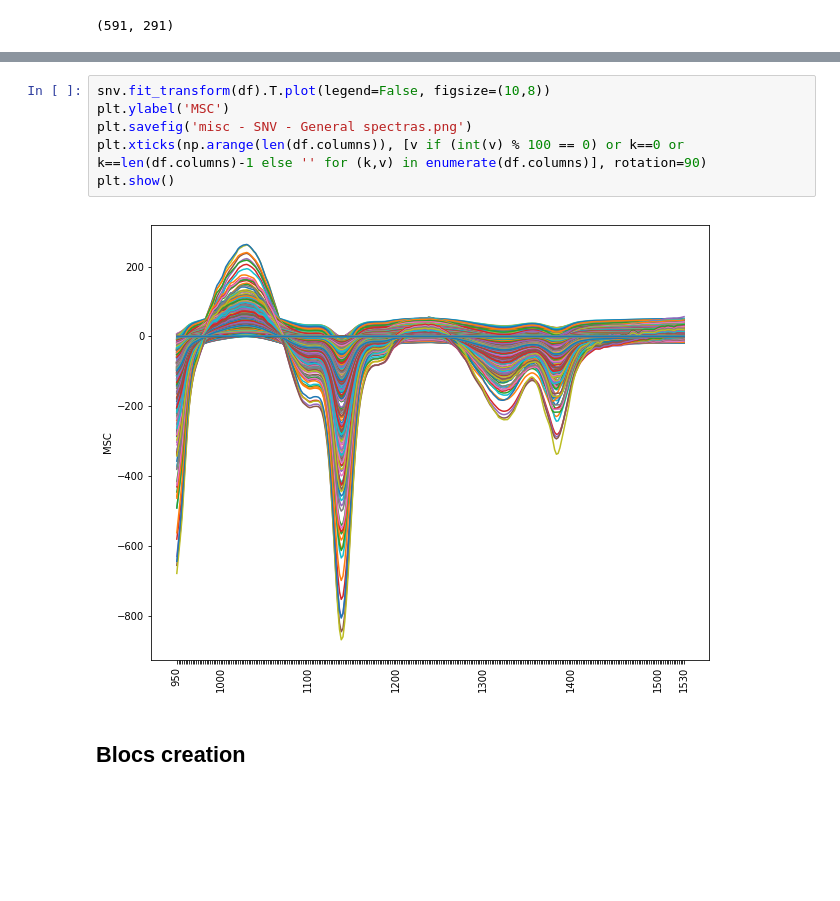
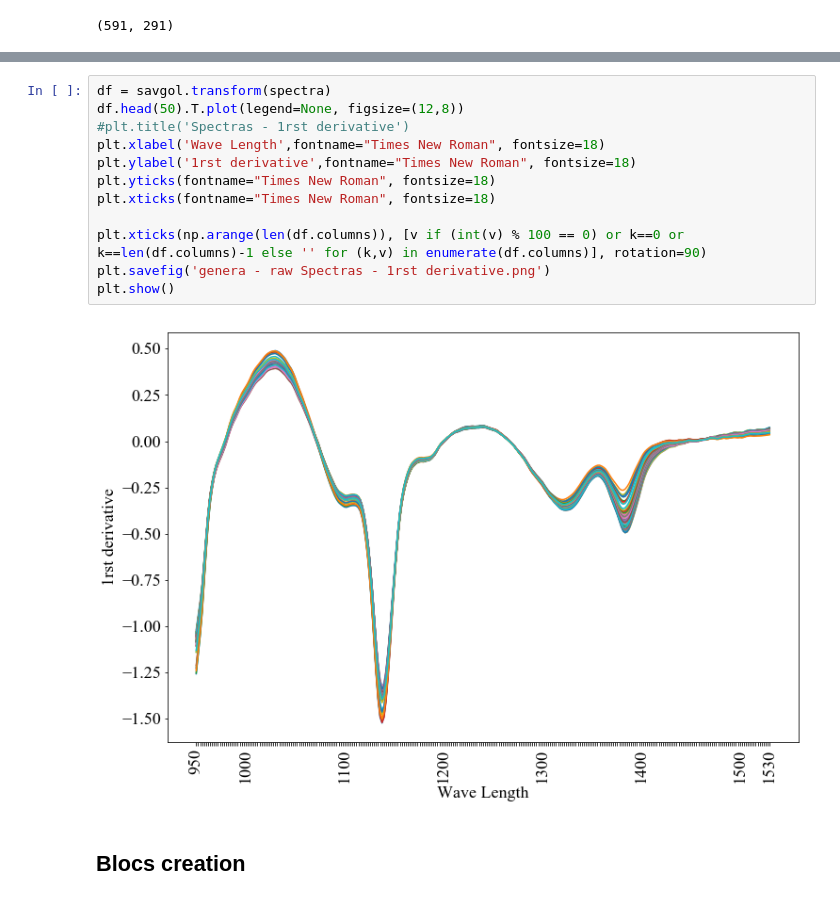
Before and after one commit to rudloffl/open-nirs, a Jupyter notebook: notebooks/C1 - regression elasticnet.ipynb, the cells around one changed output, grey strips where cells are left out. Cells and saved outputs as stored; diff of their text form; blank space fills up the shorter version.

```diff
--- a/notebooks/C1 - regression elasticnet.ipynb
+++ b/notebooks/C1 - regression elasticnet.ipynb
@@ -108,11 +73,17 @@ snv.fit_transform(df).shape
 # %%
-snv.fit_transform(df).T.plot(legend=False, figsize=(10,8))
-plt.ylabel('MSC')
-plt.savefig('misc - SNV - General spectras.png')
+df = savgol.transform(spectra)
+df.head(50).T.plot(legend=None, figsize=(12,8))
+#plt.title('Spectras - 1rst derivative')
+plt.xlabel('Wave Length',fontname="Times New Roman", fontsize=18)
+plt.ylabel('1rst derivative',fontname="Times New Roman", fontsize=18)
+plt.yticks(fontname="Times New Roman", fontsize=18)
+plt.xticks(fontname="Times New Roman", fontsize=18)
+
 plt.xticks(np.arange(len(df.columns)), [v if (int(v) % 100 == 0) or k==0 or k==len(df.columns)-1 else '' for (k,v) in enumerate(df.columns)], rotation=90)
+plt.savefig('genera - raw Spectras - 1rst derivative.png')
 plt.show()
 # %% [output]
-[figure, old version]
+[figure, new version]
 # %% [markdown]
 ## Blocs creation
 # %%
```
Also changed, not shown: parts of 46 cells of this notebook, 6 other files.
